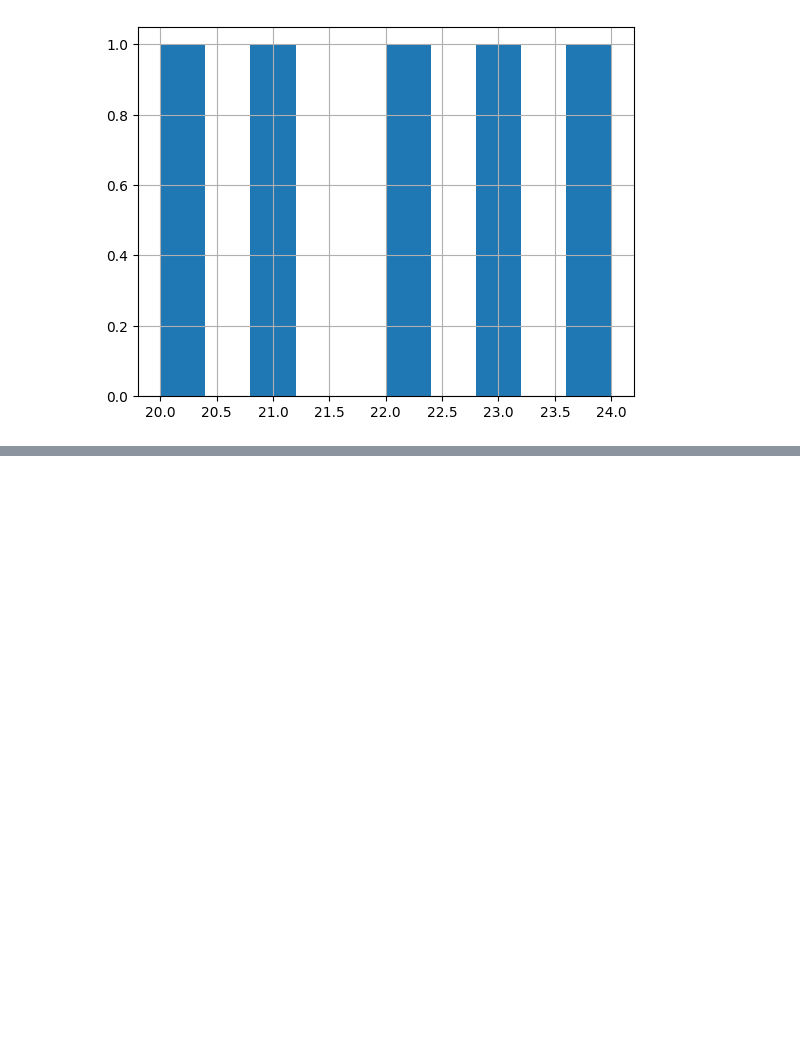
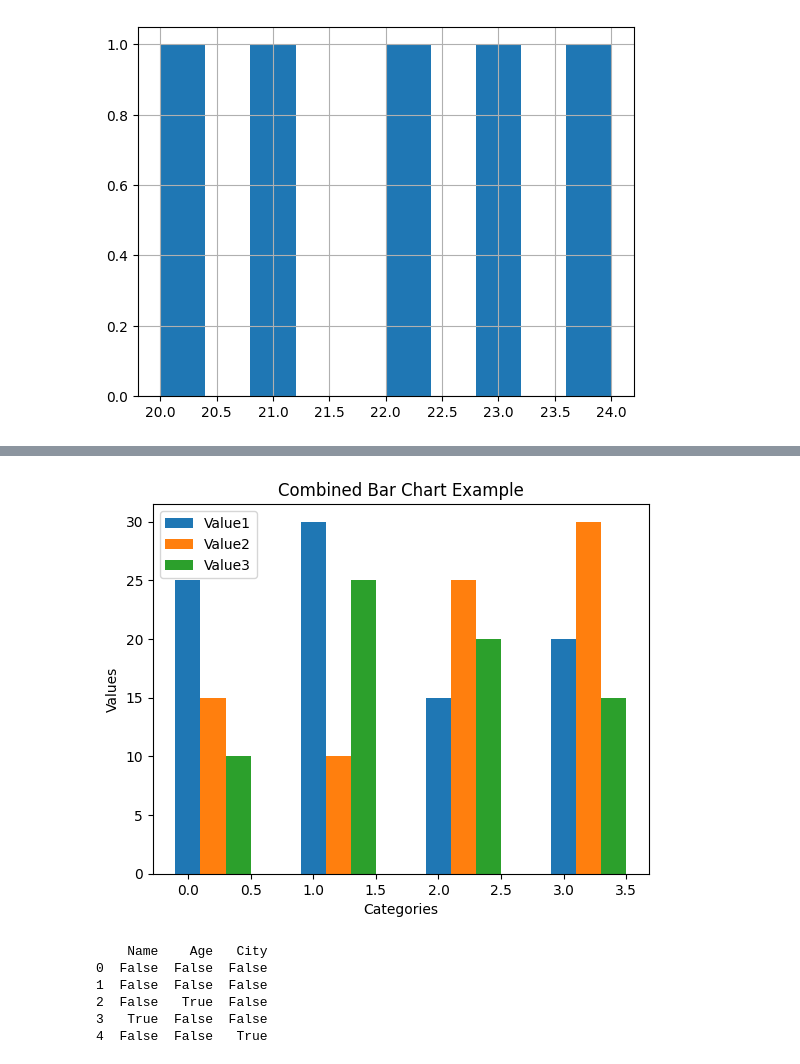
Before and after one commit to danush02/python_codes_Thamizhanbu, a Jupyter notebook: pandasCode.ipynb, the cells around one changed output, grey strips where cells are left out. Saved outputs shown, nothing was run; the diff lists cells and outputs as text; code cells hidden in the pictures; blank space fills up the shorter version.

```diff
--- a/pandasCode.ipynb
+++ b/pandasCode.ipynb
@@ -107,0 +217,51 @@ af['age'].hist()
+# %%
+import pandas as pd
+import matplotlib.pyplot as plt
+
+# Sample data in a DataFrame
+data = {'Category': ['A', 'B', 'C', 'D'],
+        'Value1': [25, 30, 15, 20],
+        'Value2': [15, 10, 25, 30],
+        'Value3': [10, 25, 20, 15]}
+
+df = pd.DataFrame(data)
+
+# Set the positions for the bars
+positions = range(len(df))
+
+# Plotting the bar chart
+plt.bar(positions, df['Value1'], width=0.2, label='Value1')
+plt.bar([pos + 0.2 for pos in positions], df['Value2'], width=0.2, label='Value2')
+plt.bar([pos + 0.4 for pos in positions], df['Value3'], width=0.2, label='Value3')
+
+# Adding labels and title
+plt.xlabel('Categories')
+plt.ylabel('Values')
+plt.title('Combined Bar Chart Example')
+
+# Adding a legend
+plt.legend()
+
+# Display the plot
+plt.show()
+# %% [output]
+[figure, added]
+# %%
+import pandas as pd
+
+# Sample DataFrame with null values
+data = {'Name': ['Alice', 'Bob', 'Charlie', None, 'Eva'],
+        'Age': [25, 30, None, 22, 28],
+        'City': ['New York', 'Los Angeles', 'Chicago', 'Houston', None]}
+
+df = pd.DataFrame(data)
+
+# Check for null values in the DataFrame
+print(df.isnull())
+# %% [output]
+    Name    Age   City
+0  False  False  False
+1  False  False  False
+2  False   True  False
+3   True  False  False
+4  False  False   True
```
Also changed, not shown: parts of 5 cells of this notebook, 13 other files.
